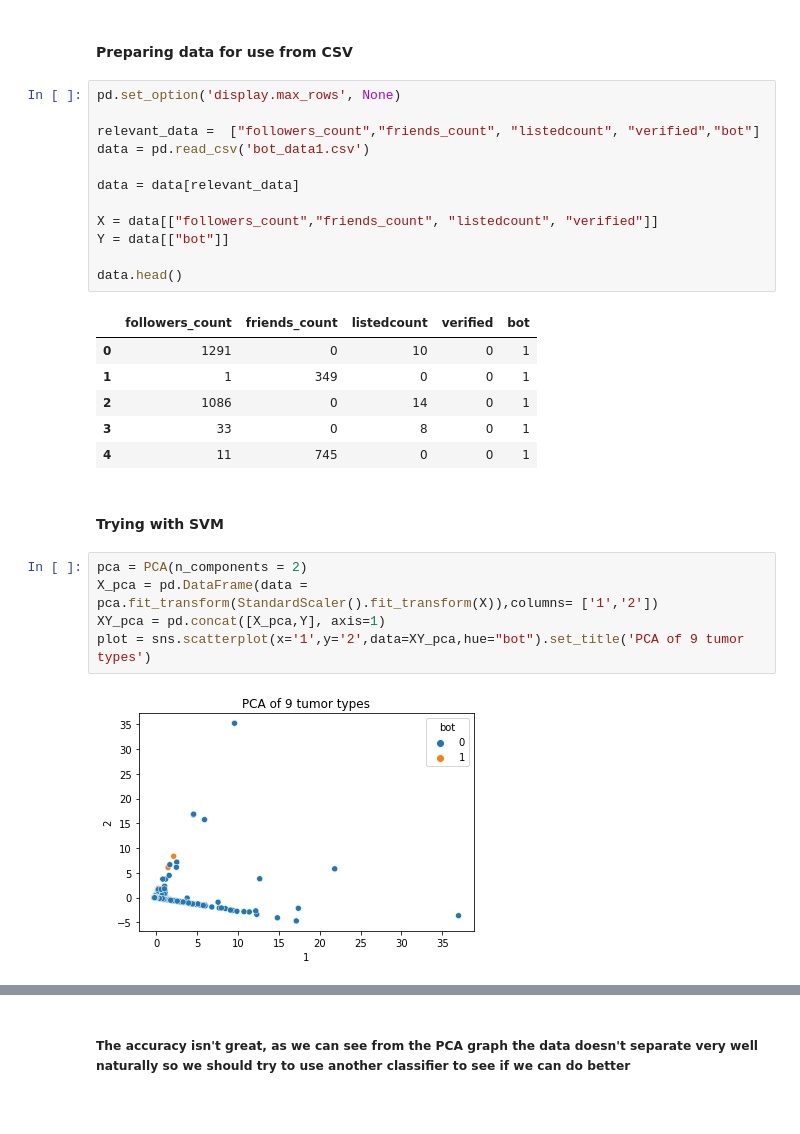
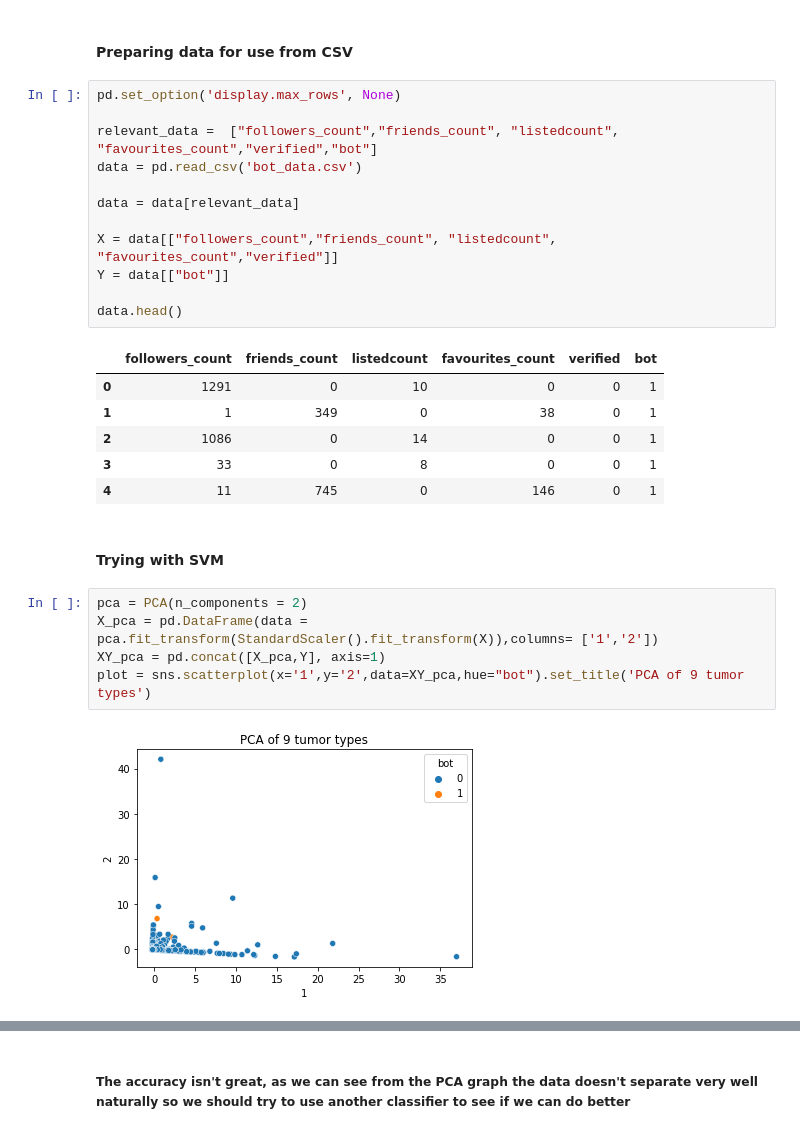
Before and after one commit to HrayrGevorgyan/twitter_bot_detection, a Jupyter notebook: twitter_bot_model_creator.ipynb, the cells around one changed output, grey strips where cells are left out. Saved outputs shown, nothing was run; the diff lists cells and outputs as text.

```diff
--- a/twitter_bot_model_creator.ipynb
+++ b/twitter_bot_model_creator.ipynb
@@ -18,22 +18,22 @@ from sklearn.decomposition import PCA
 # %%
 pd.set_option('display.max_rows', None)
 
-relevant_data =  ["followers_count","friends_count", "listedcount", "verified","bot"]
-data = pd.read_csv('bot_data1.csv')
+relevant_data =  ["followers_count","friends_count", "listedcount", "favourites_count","verified","bot"]
+data = pd.read_csv('bot_data.csv')
 
 data = data[relevant_data]
 
-X = data[["followers_count","friends_count", "listedcount", "verified"]]
+X = data[["followers_count","friends_count", "listedcount", "favourites_count","verified"]]
 Y = data[["bot"]]
 
 data.head()
 # %% [output]
-|  | followers_count | friends_count | listedcount | verified | bot |
-| 0 | 1291 | 0 | 10 | 0 | 1 |
-| 1 | 1 | 349 | 0 | 0 | 1 |
-| 2 | 1086 | 0 | 14 | 0 | 1 |
-| 3 | 33 | 0 | 8 | 0 | 1 |
-| 4 | 11 | 745 | 0 | 0 | 1 |
+|  | followers_count | friends_count | listedcount | favourites_count | verified | bot |
+| 0 | 1291 | 0 | 10 | 0 | 0 | 1 |
+| 1 | 1 | 349 | 0 | 38 | 0 | 1 |
+| 2 | 1086 | 0 | 14 | 0 | 0 | 1 |
+| 3 | 33 | 0 | 8 | 0 | 0 | 1 |
+| 4 | 11 | 745 | 0 | 146 | 0 | 1 |
 # %% [markdown]
 #### Trying with SVM
 # %%
@@ -42,7 +42,7 @@ X_pca = pd.DataFrame(data = pca.fit_transform(StandardScaler().fit_transform(X))
 XY_pca = pd.concat([X_pca,Y], axis=1)
 plot = sns.scatterplot(x='1',y='2',data=XY_pca,hue="bot").set_title('PCA of 9 tumor types')
 # %% [output]
-[figure, old version]
+[figure, new version]
 # %%
 X_train, X_test, Y_train, Y_test = train_test_split(StandardScaler().fit_transform(X), Y, test_size=0.2, random_state=0)
 
```
Also changed, not shown: parts of 6 cells of this notebook, 4 other files.
